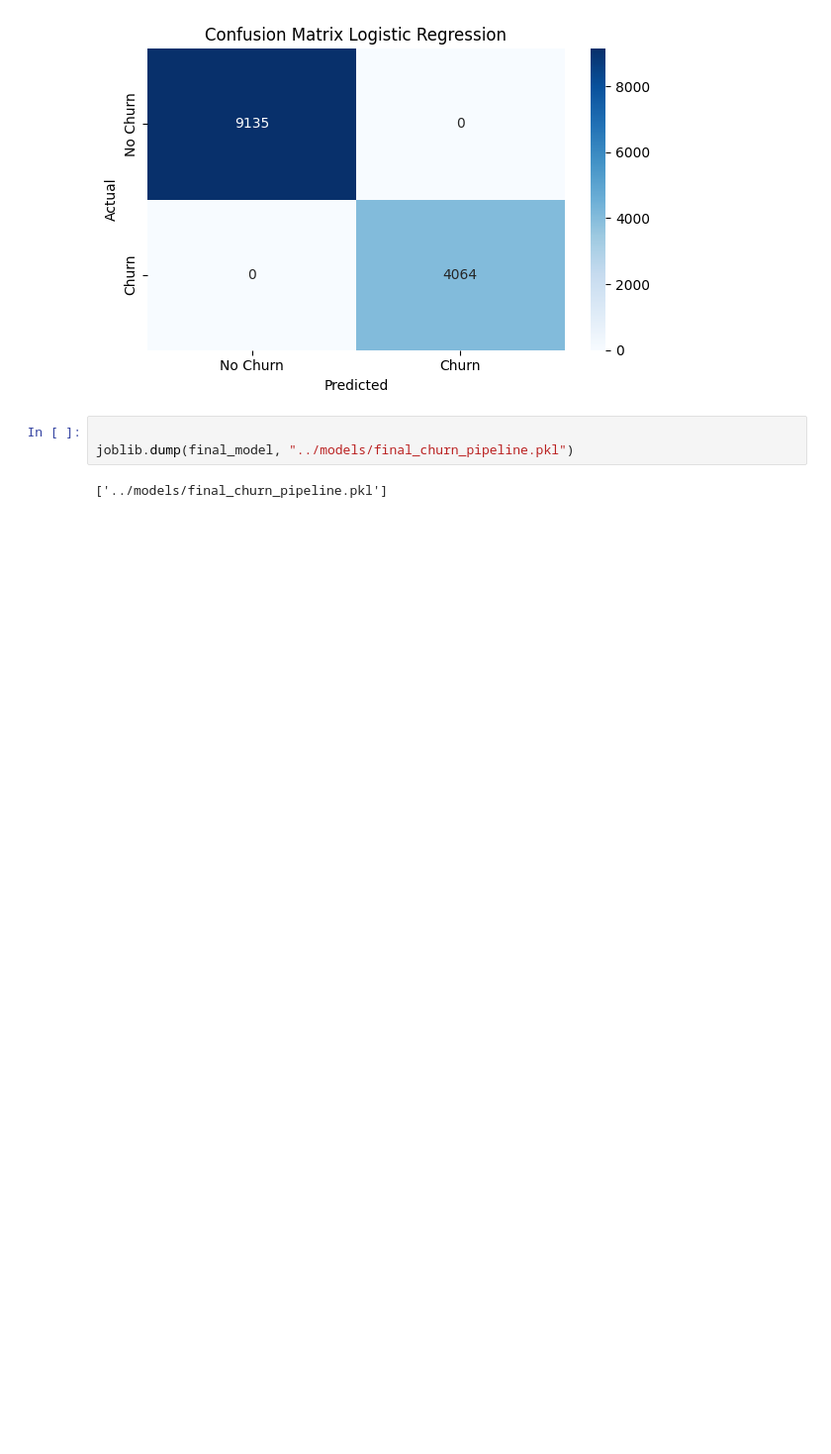
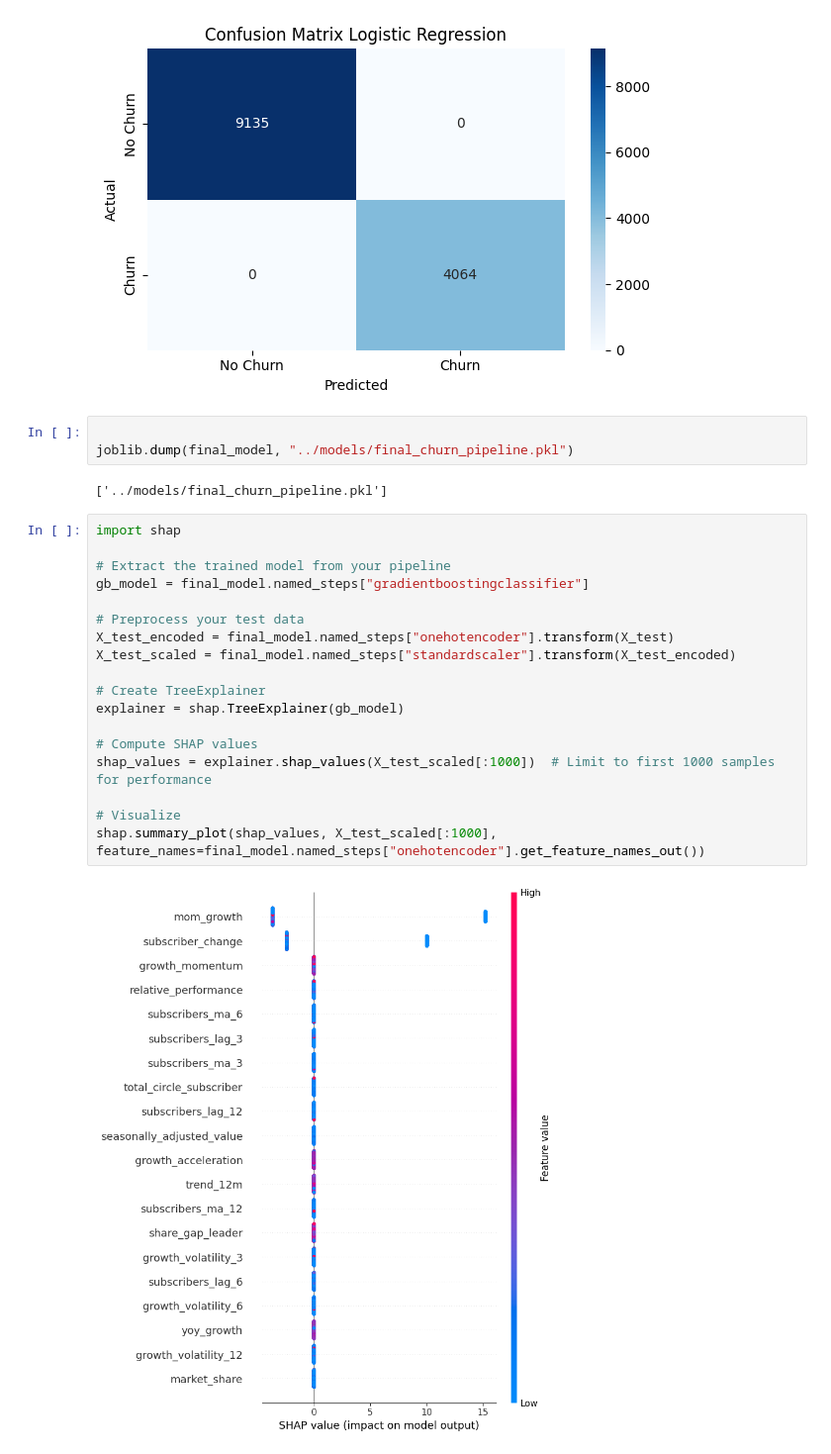
Before and after one commit to Lone-Hassan/Telecom-Churn-Project, a Jupyter notebook: notebooks/modeling.ipynb, the cells around one changed output. Shown at 99% size. Drawn from its saved outputs; the diff is of its cells as text; blank space fills up the shorter version.

```diff
--- a/notebooks/modeling.ipynb
+++ b/notebooks/modeling.ipynb
@@ -155,3 +155,23 @@ weighted avg       1.00      1.00      1.00     13199
 joblib.dump(final_model, "../models/final_churn_pipeline.pkl")
 # %% [output]
 ['../models/final_churn_pipeline.pkl']
+# %%
+import shap
+
+# Extract the trained model from your pipeline
+gb_model = final_model.named_steps["gradientboostingclassifier"]
+
+# Preprocess your test data
+X_test_encoded = final_model.named_steps["onehotencoder"].transform(X_test)
+X_test_scaled = final_model.named_steps["standardscaler"].transform(X_test_encoded)
+
+# Create TreeExplainer
+explainer = shap.TreeExplainer(gb_model)
+
+# Compute SHAP values
+shap_values = explainer.shap_values(X_test_scaled[:1000])  # Limit to first 1000 samples for performance
+
+# Visualize
+shap.summary_plot(shap_values, X_test_scaled[:1000], feature_names=final_model.named_steps["onehotencoder"].get_feature_names_out())
+# %% [output]
+[figure, added]
```
Also changed, not shown: parts of 3 cells of this notebook, 3 other files.
